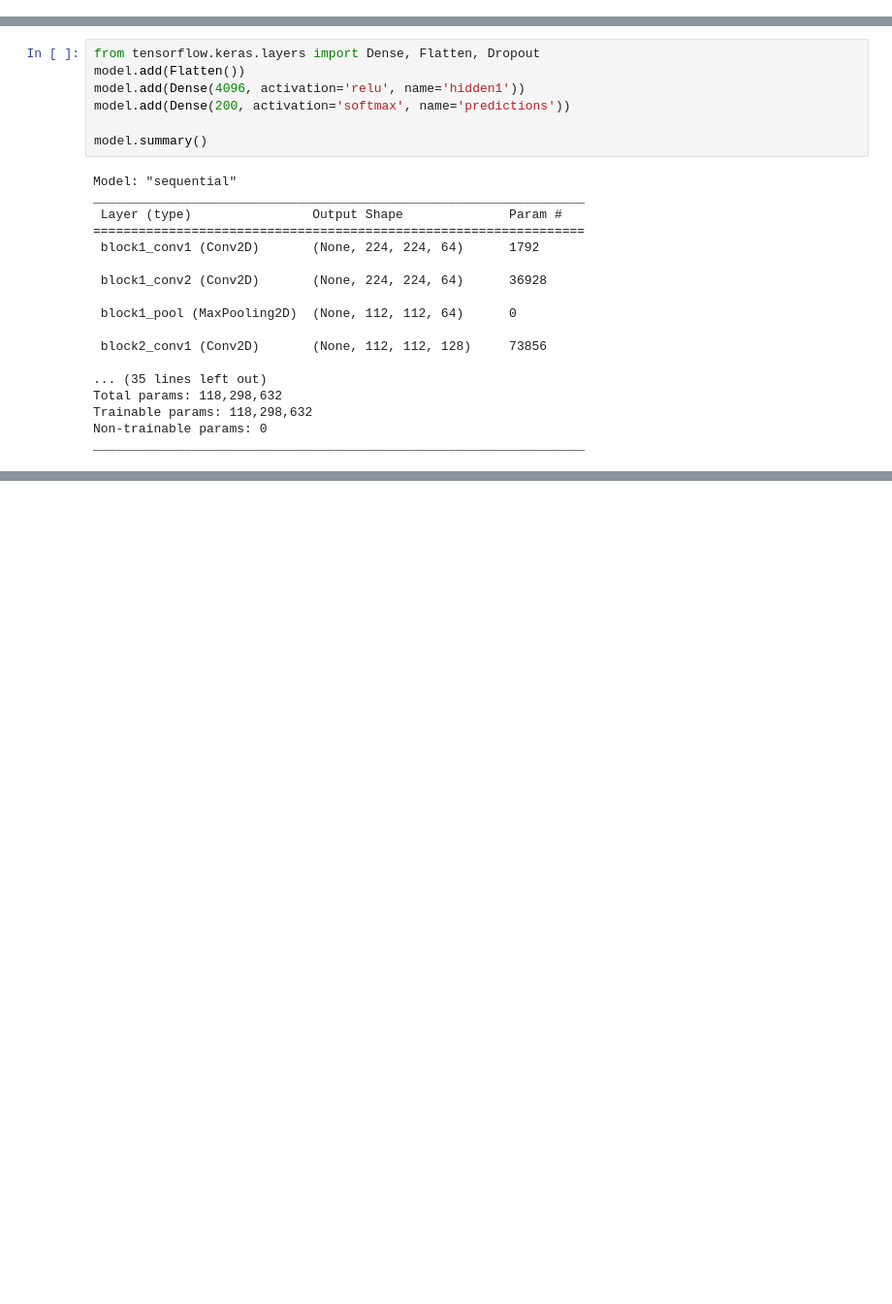
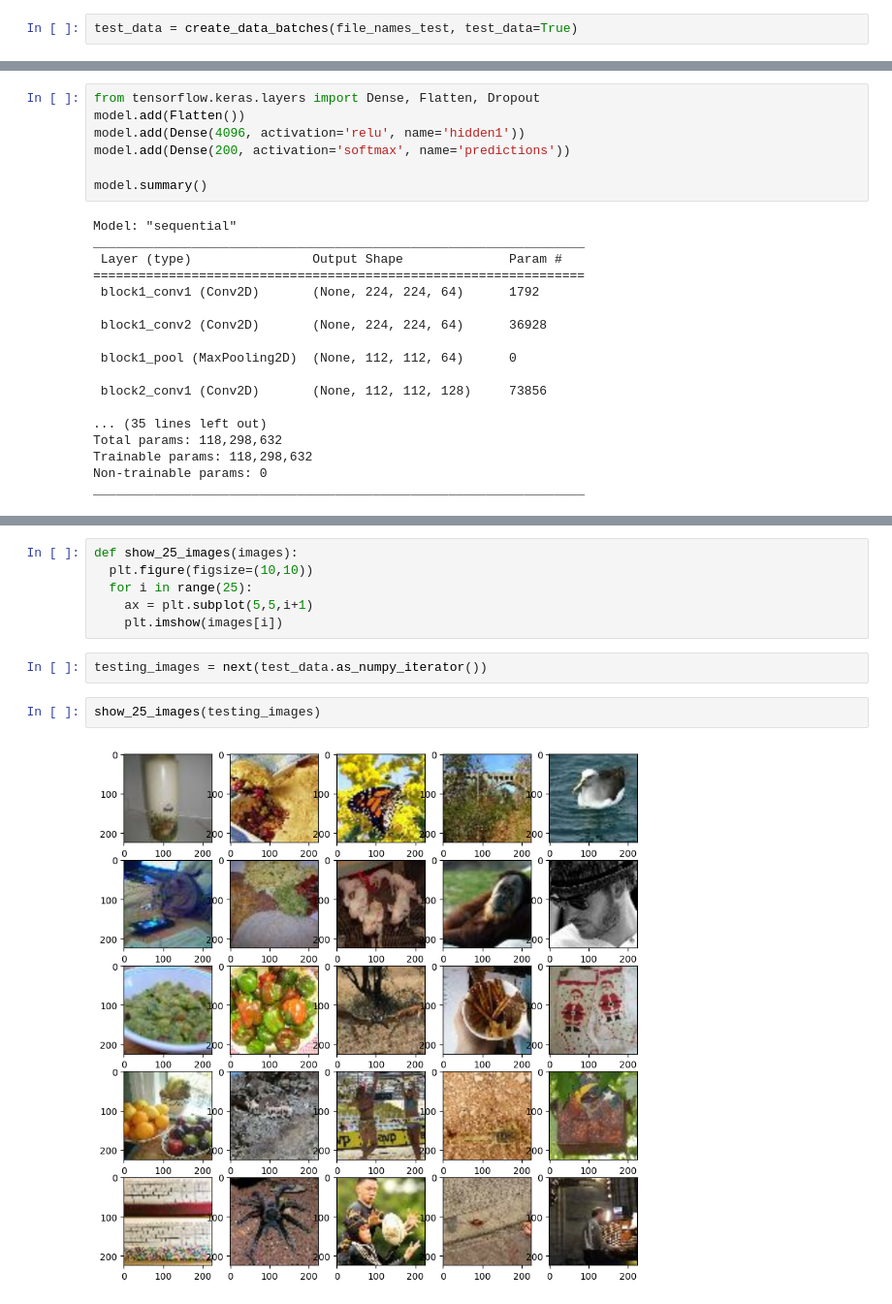
Before and after one commit to AmiraliEsi83/ImageNet-data-base, a Jupyter notebook: vgg16onIMAGENET.ipynb, the cells around one changed output, grey strips where cells are left out. Shown at 97% size. Drawn from its saved outputs; the diff is of its cells as text; blank space fills up the shorter version.

```diff
--- a/vgg16onIMAGENET.ipynb
+++ b/vgg16onIMAGENET.ipynb
@@ -230,6 +258,8 @@ def create_data_batches(X, y=None, batch_size = BATCH_SIZE, valid_data = False,
 training_data = create_data_batches(X_train, y_train)
 # %%
 val_data = create_data_batches(X_val, y_val, valid_data=True)
+# %%
+test_data = create_data_batches(file_names_test, test_data=True)
 # %%
 import matplotlib.pyplot as plt
 # %%
@@ -358,0 +424,12 @@ len(predicted_classes)
+# %%
+def show_25_images(images):
+  plt.figure(figsize=(10,10))
+  for i in range(25):
+    ax = plt.subplot(5,5,i+1)
+    plt.imshow(images[i])
+# %%
+testing_images = next(test_data.as_numpy_iterator())
+# %%
+show_25_images(testing_images)
+# %% [output]
+[figure, added]
```
Also changed, not shown: parts of 19 cells of this notebook.
